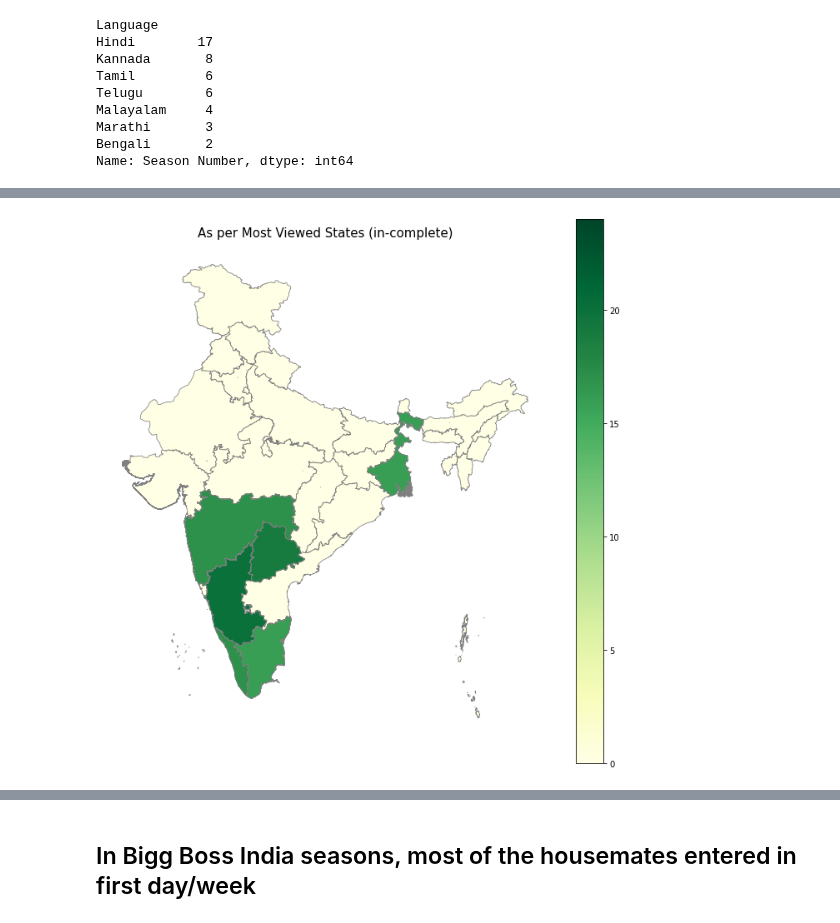
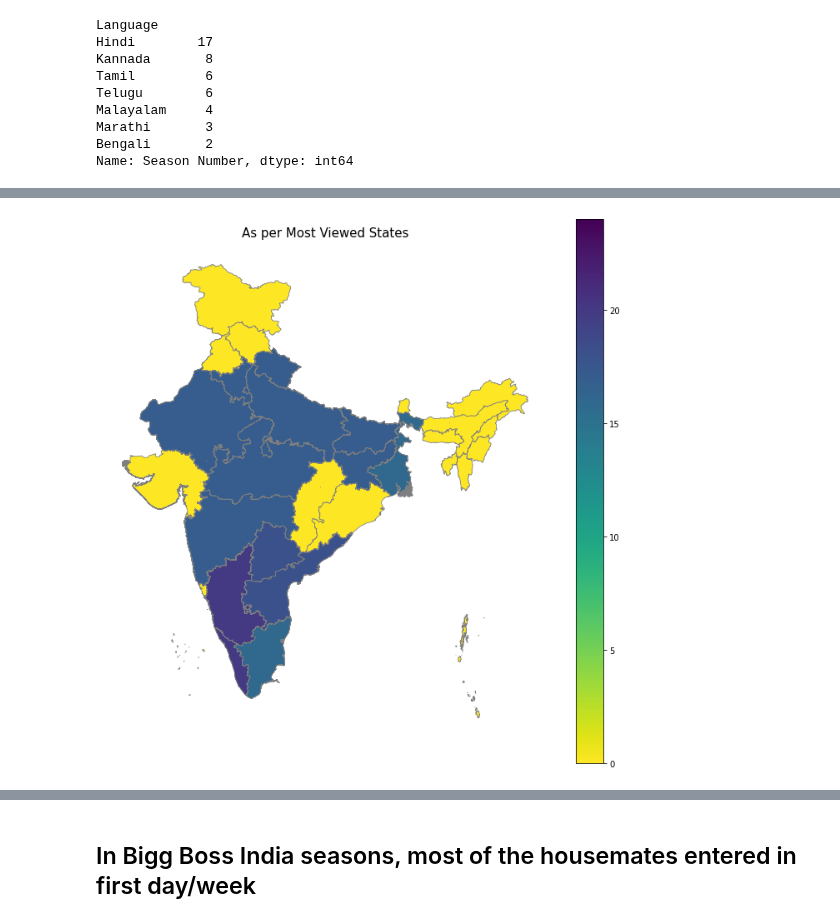
Before and after one commit to satya-thirumani/bigg-boss-data-set, a Jupyter notebook: BiggBoss Hindi Telugu Tamil Kannada Marathi Bangla Malayalam.ipynb, the cells around one changed output, grey strips where cells are left out. Cells and saved outputs as stored; diff of their text form; code cells hidden in the pictures.

Commit message:
BiggBoss Hindi Telugu Tamil Kannada Marathi Bangla | Kaggle Notebook

```diff
--- a/BiggBoss Hindi Telugu Tamil Kannada Marathi Bangla Malayalam.ipynb
+++ b/BiggBoss Hindi Telugu Tamil Kannada Marathi Bangla Malayalam.ipynb
@@ -198,8 +198,8 @@ Marathi       3
 Bengali       2
 Name: Season Number, dtype: int64
 # %%
-temp = bigg_boss[["Language","Number of Housemates","Most Viewed States"]]
+temp = bigg_boss[["Language","Season Number","Number of Housemates","Most Viewed States"]]
 temp.drop_duplicates(inplace=True)
 temp = temp.assign(Group=temp["Most Viewed States"].str.split(',')).explode("Group")
 temp = temp.set_index('Group')
-temp.sample(20).sort_values(['Language','Number of Housemates'])
+#temp.sample(20).sort_values(['Language',"Season Number",'Number of Housemates'])
@@ -233,10 +211,21 @@ merged['Number of Housemates'] = merged['Number of Housemates'].fillna(0)
+# %%
+temp2 = merged.loc['Telangana']
+temp2['geometry'] = list(shp_gdf.loc['Andhra Pradesh'].repeat(6))
+temp2.rename(index=lambda s: 'Andhra Pradesh', inplace=True)
+merged = pd.concat([merged, temp2], axis=0)
+
+for state in ['Bihar', 'NCT of Delhi', 'Haryana', 'Jharkhand', 'Madhya Pradesh', 'Rajasthan', 'Uttarakhand', 'Uttar Pradesh']:
+    temp2 = merged.loc['Maharashtra']
+    temp2['geometry'] = list(shp_gdf.loc[state].repeat(20))
+    temp2.rename(index=lambda s: state, inplace=True)
+    merged = pd.concat([merged, temp2], axis=0)
 # %%
 fig, ax = plt.subplots(1, figsize=(12, 12))
 ax.axis('off')
-ax.set_title('As per Most Viewed States (in-complete)', fontdict={'fontsize': '15', 'fontweight' : '3'})
-fig = merged.plot(column='Number of Housemates', cmap='YlGn', linewidth=0.8, ax=ax, edgecolor='0.5', legend=True)
+ax.set_title('As per Most Viewed States', fontdict={'fontsize': '15', 'fontweight' : '3'})
+fig = merged.plot(column='Number of Housemates', cmap='viridis_r', linewidth=0.8, ax=ax, edgecolor='0.5', legend=True)
 # %% [output]
-[figure, old version]
+[figure, new version]
 # %%
 # Total number of Bigg Boss housemates
 fig = plt.figure(figsize=(10, 4))
```
Also changed, not shown: parts of 39 cells of this notebook.
